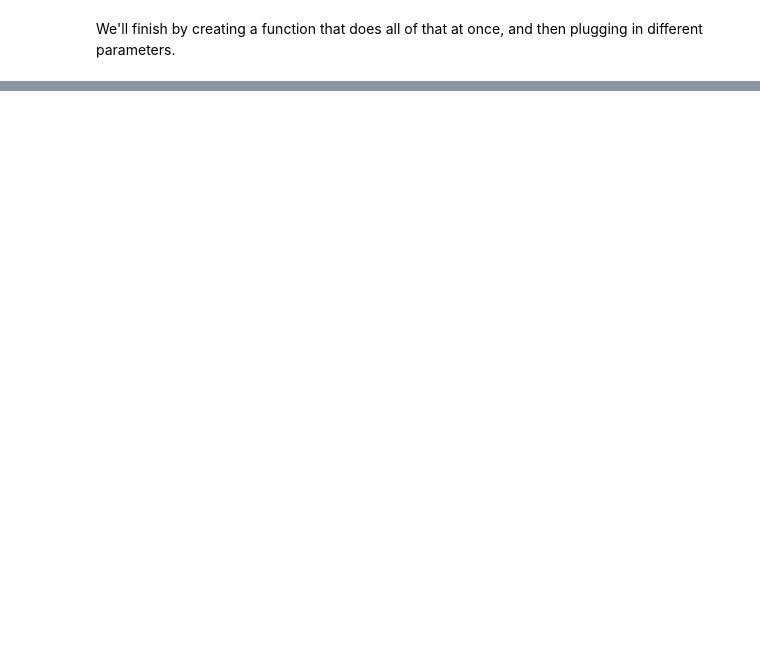
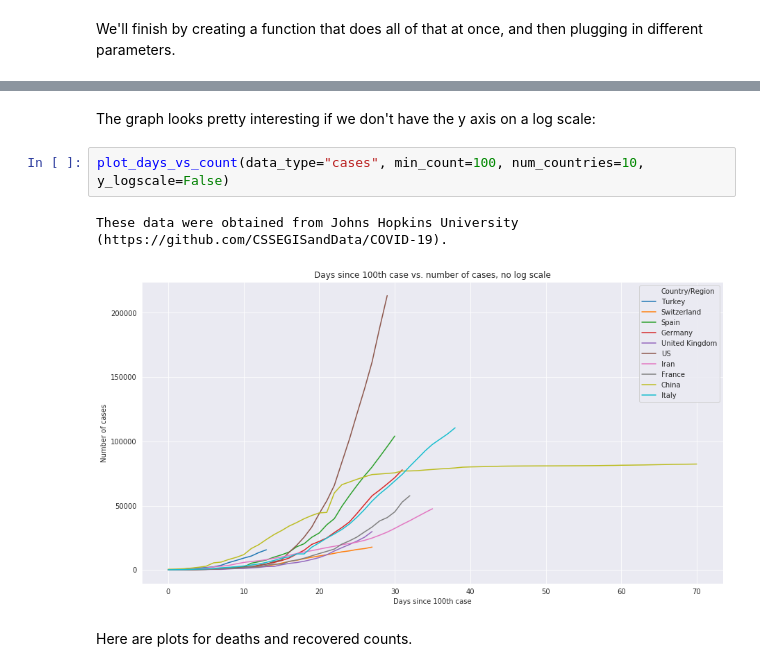
Before and after one commit to PayneLab/covid19pandas, a Jupyter notebook: docs/tutorial2_graph_time_vs_cases.ipynb, the cells around one changed output, grey strips where cells are left out. Saved outputs shown, nothing was run; the diff lists cells and outputs as text; blank space fills up the shorter version.

```diff
--- a/docs/tutorial2_graph_time_vs_cases.ipynb
+++ b/docs/tutorial2_graph_time_vs_cases.ipynb
@@ -174,3 +171,12 @@ def plot_days_vs_count(data_type="cases", min_count=100, num_countries=10):
 
     plt.show()
+# %% [markdown]
+The graph looks pretty interesting if we don't have the y axis on a log scale:
+# %%
+plot_days_vs_count(data_type="cases", min_count=100, num_countries=10, y_logscale=False)
+# %% [output]
+These data were obtained from Johns Hopkins University (https://github.com/CSSEGISandData/COVID-19).
+[figure, added]
+# %% [markdown]
+Here are plots for deaths and recovered counts.
 # %%
```
Also changed, not shown: parts of 7 cells of this notebook, 1 other file.
